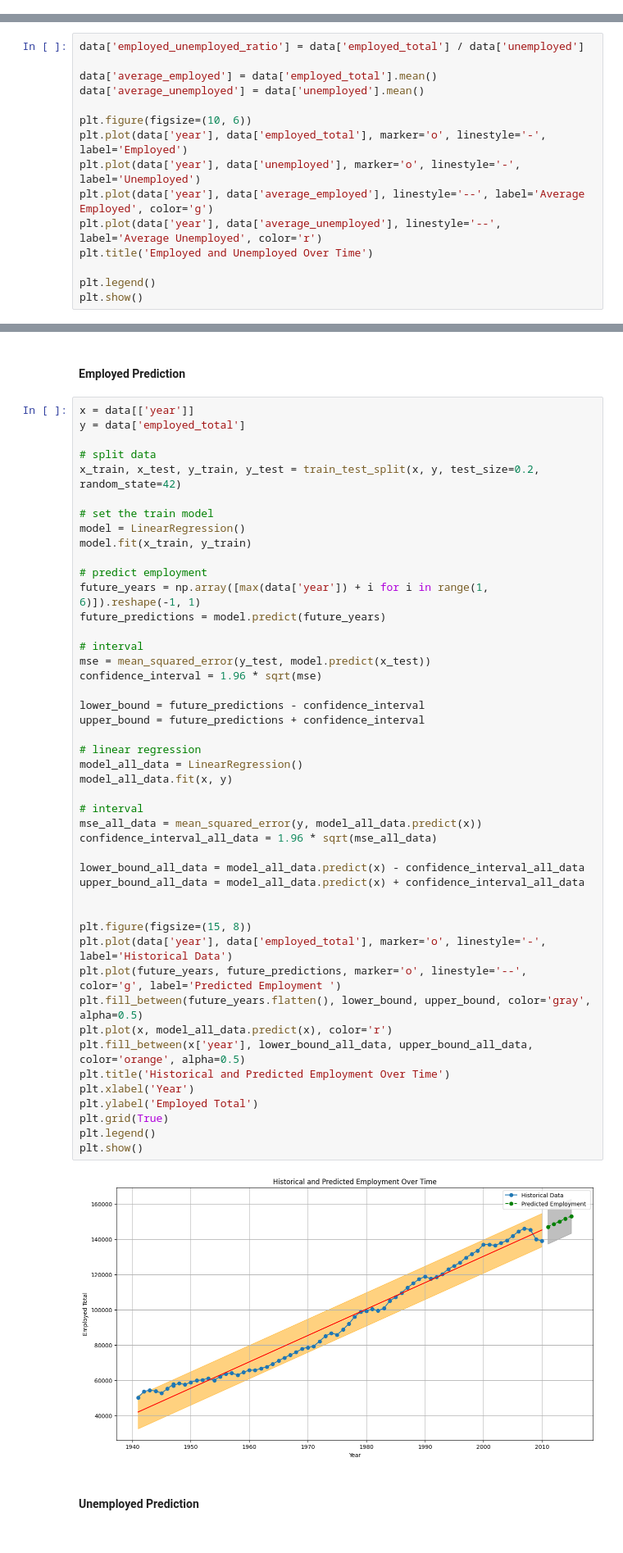
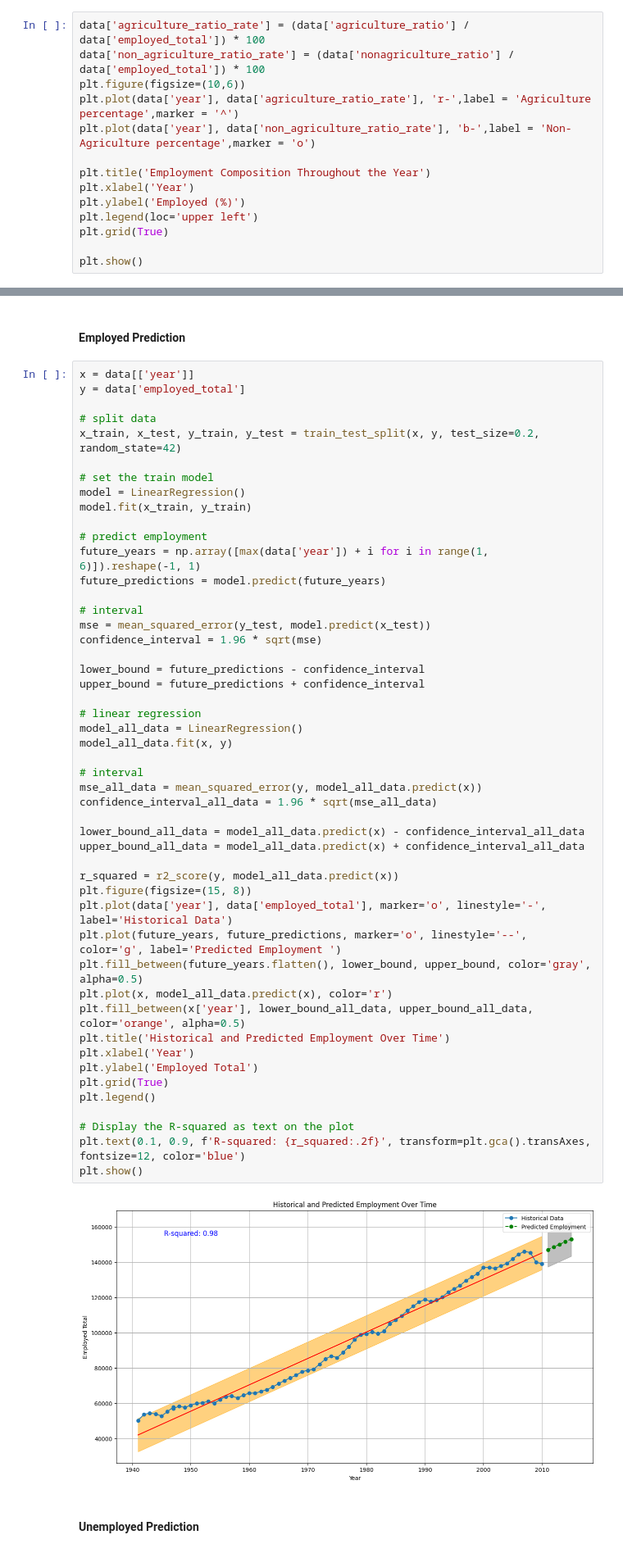
Before and after one commit to JinnOppa/Crime-Rate-LA, a Jupyter notebook: Analysis.ipynb, the cells around one changed output, grey strips where cells are left out. Shown at 82% size. Drawn from its saved outputs; the diff is of its cells as text.

```diff
--- a/Analysis.ipynb
+++ b/Analysis.ipynb
@@ -308,2 +330,16 @@ Text(0.5, 1.0, 'US Population, total Employment, and total Unemployment througho
 # %% [markdown]
 #### 2.2 Employment Composition throughout the year
+# %%
+data['agriculture_ratio_rate'] = (data['agriculture_ratio'] / data['employed_total']) * 100
+data['non_agriculture_ratio_rate'] = (data['nonagriculture_ratio'] / data['employed_total']) * 100
+plt.figure(figsize=(10,6))
+plt.plot(data['year'], data['agriculture_ratio_rate'], 'r-',label = 'Agriculture percentage',marker = '^')
+plt.plot(data['year'], data['non_agriculture_ratio_rate'], 'b-',label = 'Non-Agriculture percentage',marker = 'o')
+
+plt.title('Employment Composition Throughout the Year')
+plt.xlabel('Year')
+plt.ylabel('Employed (%)')
+plt.legend(loc='upper left')
+plt.grid(True)
+
+plt.show()
@@ -330,15 +380,0 @@ plt.show()
-# %%
-data['employed_unemployed_ratio'] = data['employed_total'] / data['unemployed']
-
-data['average_employed'] = data['employed_total'].mean()
-data['average_unemployed'] = data['unemployed'].mean()
-
-plt.figure(figsize=(10, 6))
-plt.plot(data['year'], data['employed_total'], marker='o', linestyle='-', label='Employed')
-plt.plot(data['year'], data['unemployed'], marker='o', linestyle='-', label='Unemployed')
-plt.plot(data['year'], data['average_employed'], linestyle='--', label='Average Employed', color='g')
-plt.plot(data['year'], data['average_unemployed'], linestyle='--', label='Average Unemployed', color='r')
-plt.title('Employed and Unemployed Over Time')
-
-plt.legend()
-plt.show()
@@ -367,35 +403,38 @@ future_predictions = model.predict(future_years)
 mse = mean_squared_error(y_test, model.predict(x_test))
 confidence_interval = 1.96 * sqrt(mse)
 
 lower_bound = future_predictions - confidence_interval
 upper_bound = future_predictions + confidence_interval
 
 # linear regression
 model_all_data = LinearRegression()
 model_all_data.fit(x, y)
 
 # interval
 mse_all_data = mean_squared_error(y, model_all_data.predict(x))
 confidence_interval_all_data = 1.96 * sqrt(mse_all_data)
 
 lower_bound_all_data = model_all_data.predict(x) - confidence_interval_all_data
 upper_bound_all_data = model_all_data.predict(x) + confidence_interval_all_data
 
-
+r_squared = r2_score(y, model_all_data.predict(x))
 plt.figure(figsize=(15, 8))
 plt.plot(data['year'], data['employed_total'], marker='o', linestyle='-', label='Historical Data')
 plt.plot(future_years, future_predictions, marker='o', linestyle='--', color='g', label='Predicted Employment ')
 plt.fill_between(future_years.flatten(), lower_bound, upper_bound, color='gray', alpha=0.5)
 plt.plot(x, model_all_data.predict(x), color='r')
 plt.fill_between(x['year'], lower_bound_all_data, upper_bound_all_data, color='orange', alpha=0.5)
 plt.title('Historical and Predicted Employment Over Time')
 plt.xlabel('Year')
 plt.ylabel('Employed Total')
 plt.grid(True)
 plt.legend()
+
+# Display the R-squared as text on the plot
+plt.text(0.1, 0.9, f'R-squared: {r_squared:.2f}', transform=plt.gca().transAxes, fontsize=12, color='blue')
 plt.show()
 # %% [output]
-[figure, old version]
+[figure, new version]
 # %% [markdown]
 #### Unemployed Prediction
 # %%
```
Also changed, not shown: parts of 14 cells of this notebook.
